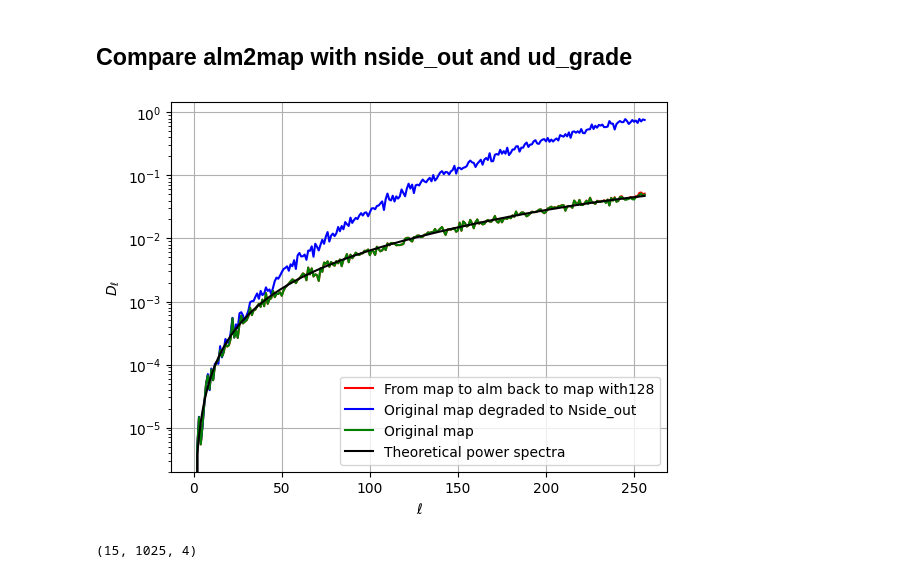
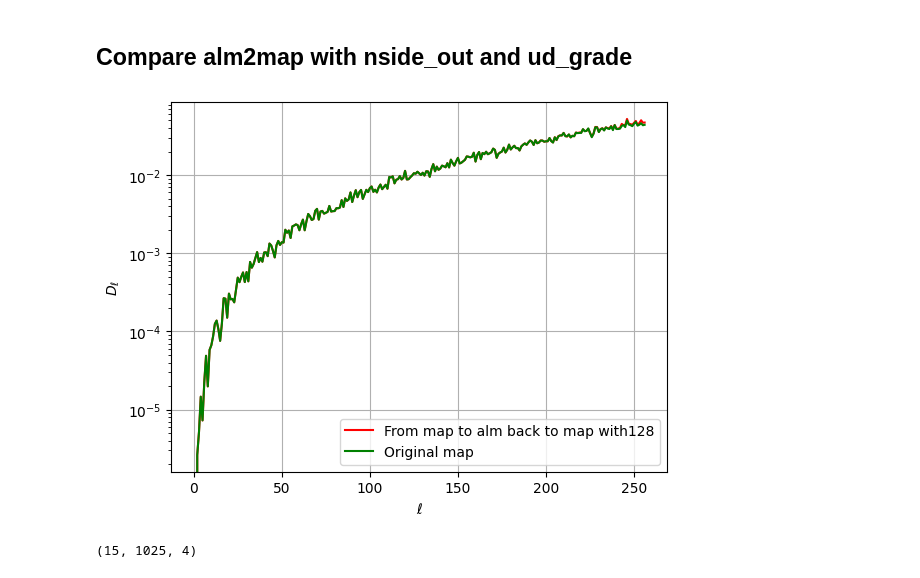
Before and after one commit to julientang/Stage3A, a Jupyter notebook: Noiseless_test.ipynb, the cells around one changed output. Drawn from its saved outputs; the diff is of its cells as text; code cells hidden in the pictures.

```diff
--- a/Noiseless_test.ipynb
+++ b/Noiseless_test.ipynb
@@ -74,6 +74,16 @@ def frac_diff(a,b):
     return(np.linalg.norm(a-b)/np.linalg.norm(b))
 # %%
 amin2rad = np.pi/(60.*180.)
+# %%
+def degrade_alm2map(alms_in,nside_out,lmax_out,filter,pol = True):
+    map1 = hp.alm2map(alms_in,nside=nside_out)
+    alms1 = hp.map2alm(map1,lmax=lmax_out)
+    for j in range(alms1.shape[0]):
+        if pol :
+            hp.almxfl(alms1[j],filter[:,j],inplace=True)
+        else :
+            hp.almxfl(alms1[j],filter,inplace=True)
+    return(hp.alm2map(alms1,nside=nside_out))
 # %% [markdown]
 # Simulating Sky
 # %%
@@ -137,29 +150,30 @@ for i in range(alm_CMB.shape[0]):
 # %% [markdown]
 ## Compare alm2map with nside_out and ud_grade
 # %%
-map_CMB_dg1 = hp.alm2map(alm_CMB,nside=NSIDE_decon)
-map_CMB_alm_dg = hp.map2alm(map_CMB_dg1,lmax=lmax_decon)
-map_CMB_alm_dg = np.array([hp.almxfl(alm_dg,1/hp.gauss_beam(hp.nside2resol(64)), inplace=True) for alm_dg in map_CMB_alm_dg])
-map_CMB_dg1 = hp.alm2map(map_CMB_alm_dg,nside=NSIDE_decon)
+# map_CMB_dg1 = hp.alm2map(alm_CMB,nside=NSIDE_decon)
+# map_CMB_alm_dg = hp.map2alm(map_CMB_dg1,lmax=lmax_decon)
+# map_CMB_alm_dg = np.array([hp.almxfl(alm_dg,1/hp.gauss_beam(hp.nside2resol(64)), inplace=True) for alm_dg in map_CMB_alm_dg])
+# map_CMB_dg1 = hp.alm2map(map_CMB_alm_dg,nside=NSIDE_decon)
+map_CMB_dg1 = degrade_alm2map(alm_CMB,nside_out=NSIDE_decon,lmax_out=lmax_decon,filter=1/hp.gauss_beam(hp.nside2resol(64)),pol=False)
 
 map_CMB_dg2 = hp.ud_grade(map_CMB,nside_out=NSIDE_decon)
 l_arr = np.arange(lmax_decon+1)
 Cl_CMB1 = hp.anafast(map_CMB_dg1,lmax=lmax_decon)
 Cl_CMB2 = hp.anafast(map_CMB_dg2,lmax=lmax_decon)
 Cl_CMB3 = hp.anafast(map_CMB,lmax=lmax)
 
 py.plot(l_arr,D_ell(Cl_CMB1[2]),'r',label = 'From map to alm back to map with'+str(NSIDE_decon))
-py.plot(l_arr,D_ell(Cl_CMB2[2]),'b',label = 'Original map degraded to Nside_out')
+# py.plot(l_arr,D_ell(Cl_CMB2[2]),'b',label = 'Original map degraded to Nside_out')
 py.plot(l_arr,D_ell(Cl_CMB3[2,:lmax_decon+1]),'g',label = 'Original map')
-py.plot(l_arr,D_ell(cl_CMB_crop_th[2,:lmax_decon+1]),'k',label = 'Theoretical power spectra')
+# py.plot(l_arr,D_ell(cl_CMB_crop_th[2,:lmax_decon+1]),'k',label = 'Theoretical power spectra')
 # py.axvline(NSIDE_decon,linestyle = '--')
 py.grid()
 py.xlabel(r'$\ell$')
 py.ylabel(r'$D_{\ell}$')
 py.legend(loc='best')
 py.yscale('log')
 # %% [output]
-[figure, old version]
+[figure, new version]
 # %%
 freq_maps_simple_noiseless2 = map_CMB+freq_maps_d0s0
 # %%
```
Also changed, not shown: parts of 9 cells of this notebook.
